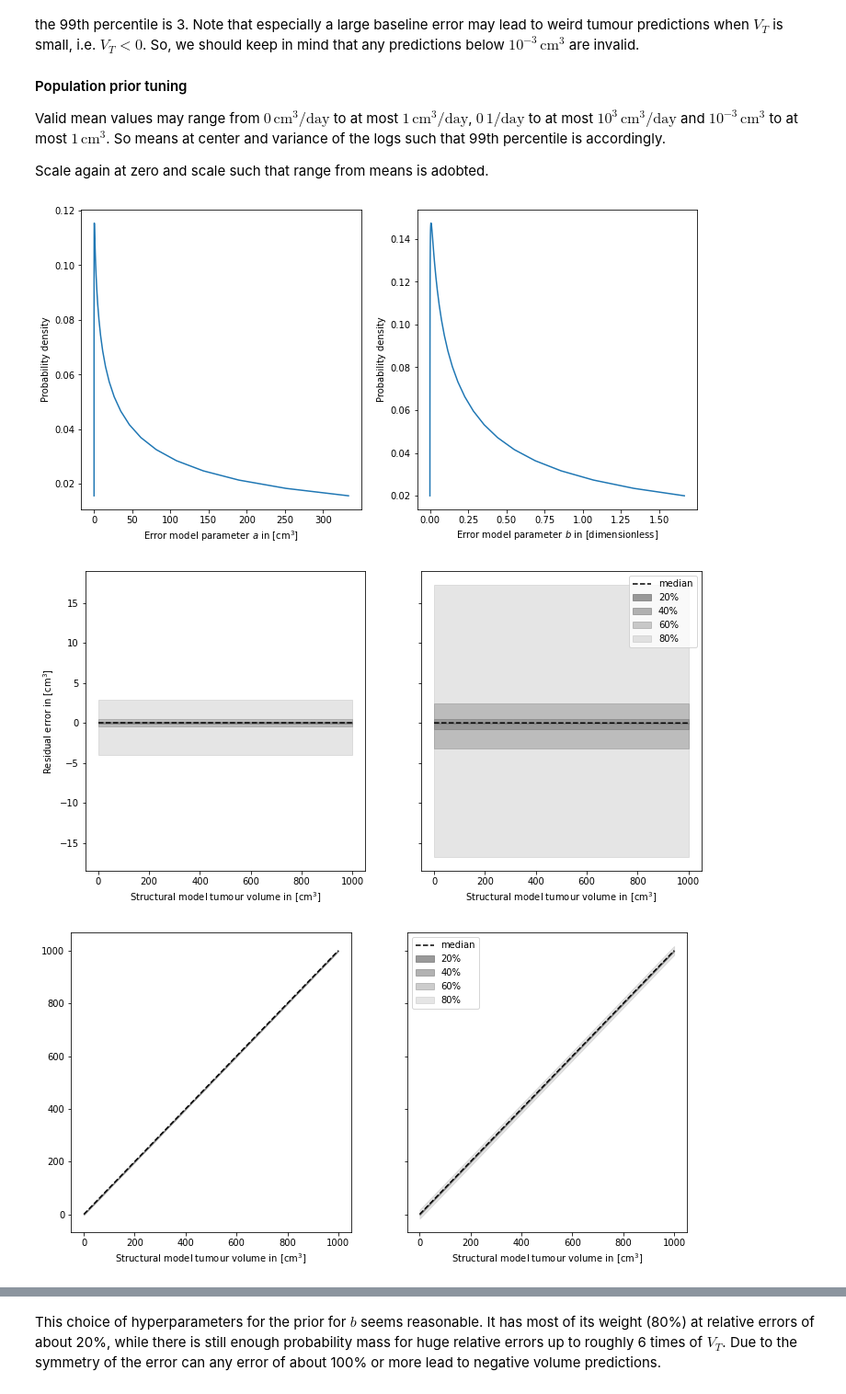
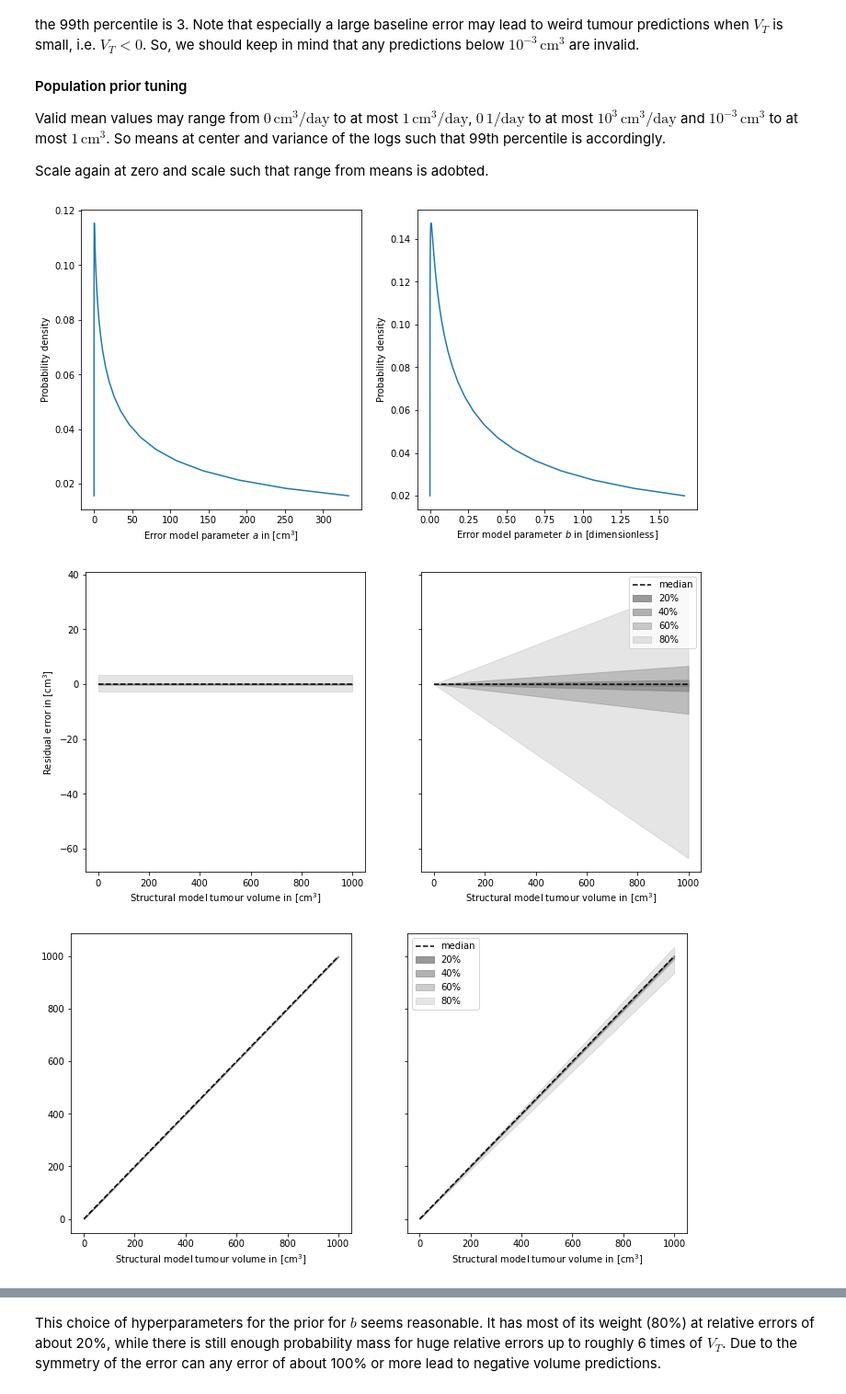
Before and after one commit to DavAug/ErlotinibGefitinib, a Jupyter notebook: control_growth_analysis.ipynb, the cells around one changed output, grey strips where cells are left out. Shown at 92% size. Drawn from its saved outputs; the diff is of its cells as text; code cells hidden in the pictures.

Commit message:
corrected relative noise plots

```diff
--- a/control_growth_analysis.ipynb
+++ b/control_growth_analysis.ipynb
@@ -711,7 +711,8 @@ samples = gauss_b.sample(n=1000)
 samples = np.exp(samples)
 
 # Sample from relative error distribution by scaling the Gaussian distribution with (b * tumour_volume * epsilon)
-samples_b = samples * tumour_volume[np.newaxis, :] * np.array(standard_gauss.sample(n=1000))
+# Tumour volume is multiplied later for convenience
+samples_b = samples * np.array(standard_gauss.sample(n=1000))
 
 # Create figure I: Residual error versus structural model predcitions
 fig, axes = plt.subplots(ncols=2, figsize=(12, 6), sharey=True)
@@ -722,7 +723,8 @@ median_a = np.median(samples_a)
 median_a = np.full(shape=tumour_volume.shape, fill_value=median_a)
 
 # Compute median of b
-median_b = np.median(samples_b, axis=0)
+median_b = np.median(samples_b)
+median_b = tumour_volume * median_b
 
 # Plot median
 axes[0].plot(tumour_volume, median_a, color='black', linestyle='dashed', label='median')
@@ -744,9 +746,9 @@ axes[0].fill_between(
 
 # Compute percentiles for b
 p_left = np.percentile(samples_b, 40)
-p_left = np.full(shape=tumour_volume.shape, fill_value=p_left)
+p_left = tumour_volume * p_left
 p_right = np.percentile(samples_b, 60)
-p_right = np.full(shape=tumour_volume.shape, fill_value=p_right)
+p_right = tumour_volume * p_right
 axes[1].fill_between(
     x=tumour_volume,
     y1=p_left,
@@ -772,9 +774,9 @@ axes[0].fill_between(
 # Plot 30 to 70 precentile
 # Compute percentiles for b
 p_left = np.percentile(samples_b, 30)
-p_left = np.full(shape=tumour_volume.shape, fill_value=p_left)
+p_left = tumour_volume * p_left
 p_right = np.percentile(samples_b, 70)
-p_right = np.full(shape=tumour_volume.shape, fill_value=p_right)
+p_right = tumour_volume * p_right
 axes[1].fill_between(
     x=tumour_volume,
     y1=p_left,
@@ -799,9 +801,9 @@ axes[0].fill_between(
 
 # Compute percentiles for b
 p_left = np.percentile(samples_b, 20)
-p_left = np.full(shape=tumour_volume.shape, fill_value=p_left)
+p_left = tumour_volume * p_left
 p_right = np.percentile(samples_b, 80)
-p_right = np.full(shape=tumour_volume.shape, fill_value=p_right)
+p_right = tumour_volume * p_right
 axes[1].fill_between(
     x=tumour_volume,
     y1=p_left,
@@ -826,9 +828,9 @@ axes[0].fill_between(
 
 # Compute percentiles for b
 p_left = np.percentile(samples_b, 10)
-p_left = np.full(shape=tumour_volume.shape, fill_value=p_left)
+p_left = tumour_volume * p_left
 p_right = np.percentile(samples_b, 90)
-p_right = np.full(shape=tumour_volume.shape, fill_value=p_right)
+p_right = tumour_volume * p_right
 axes[1].fill_between(
     x=tumour_volume,
     y1=p_left,
@@ -858,7 +860,8 @@ median_a = np.median(samples_a)
 median_a = np.full(shape=tumour_volume.shape, fill_value=median_a)
 
 # Compute median of b
-median_b = np.median(samples_b, axis=0)
+median_b = np.median(samples_b)
+median_b = tumour_volume * median_b
 
 # Plot median
 axes[0].plot(tumour_volume, tumour_volume + median_a, color='black', linestyle='dashed', label='median')
@@ -881,9 +884,9 @@ axes[0].fill_between(
 # Plot 40 to 60 precentile
 # Compute percentiles for b
 p_left = np.percentile(samples_b, 40)
-p_left = np.full(shape=tumour_volume.shape, fill_value=p_left)
+p_left = tumour_volume * p_left
 p_right = np.percentile(samples_b, 60)
-p_right = np.full(shape=tumour_volume.shape, fill_value=p_right)
+p_right = tumour_volume * p_right
 axes[1].fill_between(
     x=tumour_volume,
     y1=tumour_volume + p_left,
@@ -909,9 +912,9 @@ axes[0].fill_between(
 # Plot 30 to 70 precentile
 # Compute percentiles for b
 p_left = np.percentile(samples_b, 30)
-p_left = np.full(shape=tumour_volume.shape, fill_value=p_left)
+p_left = tumour_volume * p_left
 p_right = np.percentile(samples_b, 70)
-p_right = np.full(shape=tumour_volume.shape, fill_value=p_right)
+p_right = tumour_volume * p_right
 axes[1].fill_between(
     x=tumour_volume,
     y1=tumour_volume + p_left,
@@ -937,9 +940,9 @@ axes[0].fill_between(
 # Plot 20 to 80 precentile
 # Compute percentiles for b
 p_left = np.percentile(samples_b, 20)
-p_left = np.full(shape=tumour_volume.shape, fill_value=p_left)
+p_left = tumour_volume * p_left
 p_right = np.percentile(samples_b, 80)
-p_right = np.full(shape=tumour_volume.shape, fill_value=p_right)
+p_right = tumour_volume * p_right
 axes[1].fill_between(
     x=tumour_volume,
     y1=tumour_volume + p_left,
@@ -960,34 +963,34 @@ axes[0].fill_between(
     y2=tumour_volume + p_right,
     color='gray',
     alpha=0.2,
     label='80%')
 
 # Plot 10 to 90 precentile
 # Compute percentiles for b
 p_left = np.percentile(samples_b, 10)
-p_left = np.full(shape=tumour_volume.shape, fill_value=p_left)
+p_left = tumour_volume * p_left
 p_right = np.percentile(samples_b, 90)
-p_right = np.full(shape=tumour_volume.shape, fill_value=p_right)
+p_right = tumour_volume * p_right
 axes[1].fill_between(
     x=tumour_volume,
     y1=tumour_volume + p_left,
     y2=tumour_volume + p_right,
     color='gray',
     alpha=0.2,
     label='80%')
 
 # x and y axis label
 axes[0].set_xlabel(r'Structural model tumour volume in [cm$^3$]')
 axes[0].set_label(r'Predicted observable tumour volume in [cm$^3$]')
 
 axes[1].set_xlabel(r'Structural model tumour volume in [cm$^3$]')
 
 # Create legend
 plt.legend()
 
 # Show plot
 plt.show()
 # %% [output]
 [figure]
-[figure, old version]
+[figure, new version]
-[figure, old version]
+[figure, new version]
```
Also changed, not shown: parts of 2 cells of this notebook.
